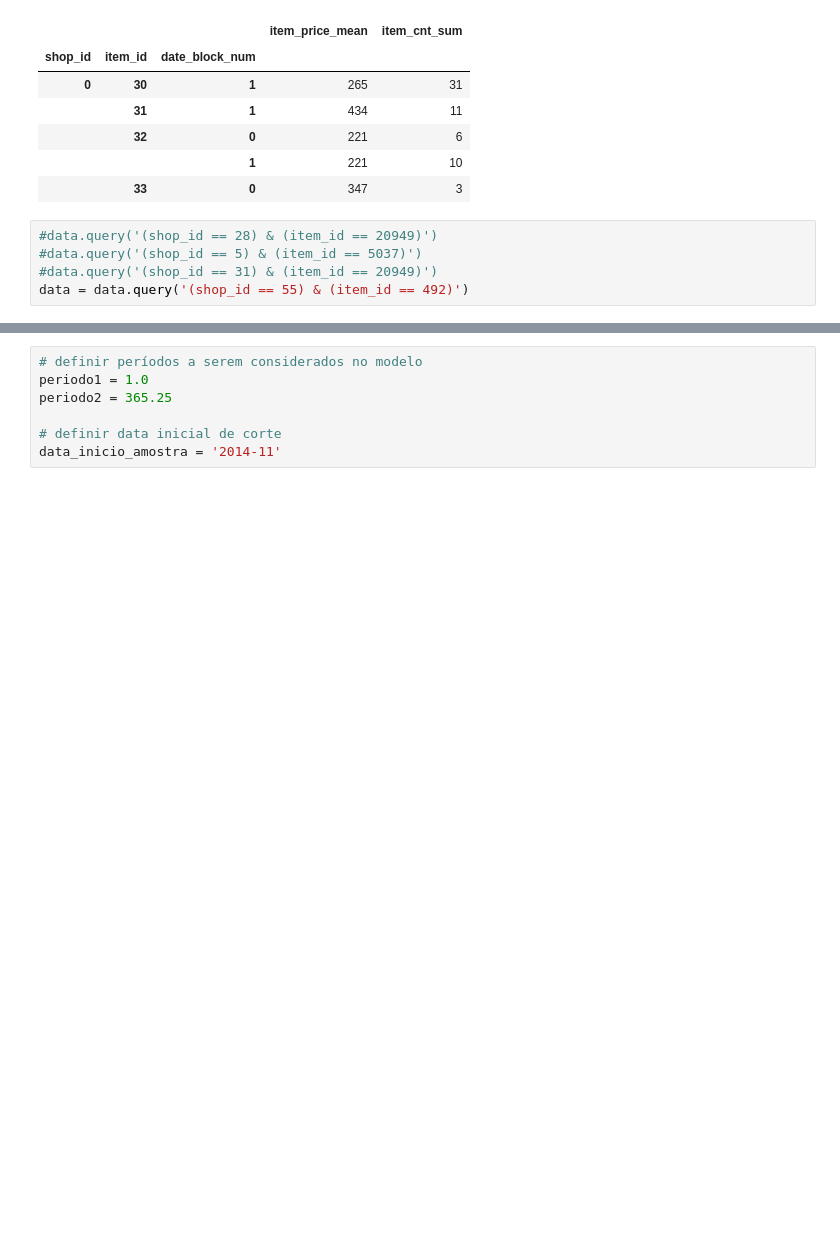
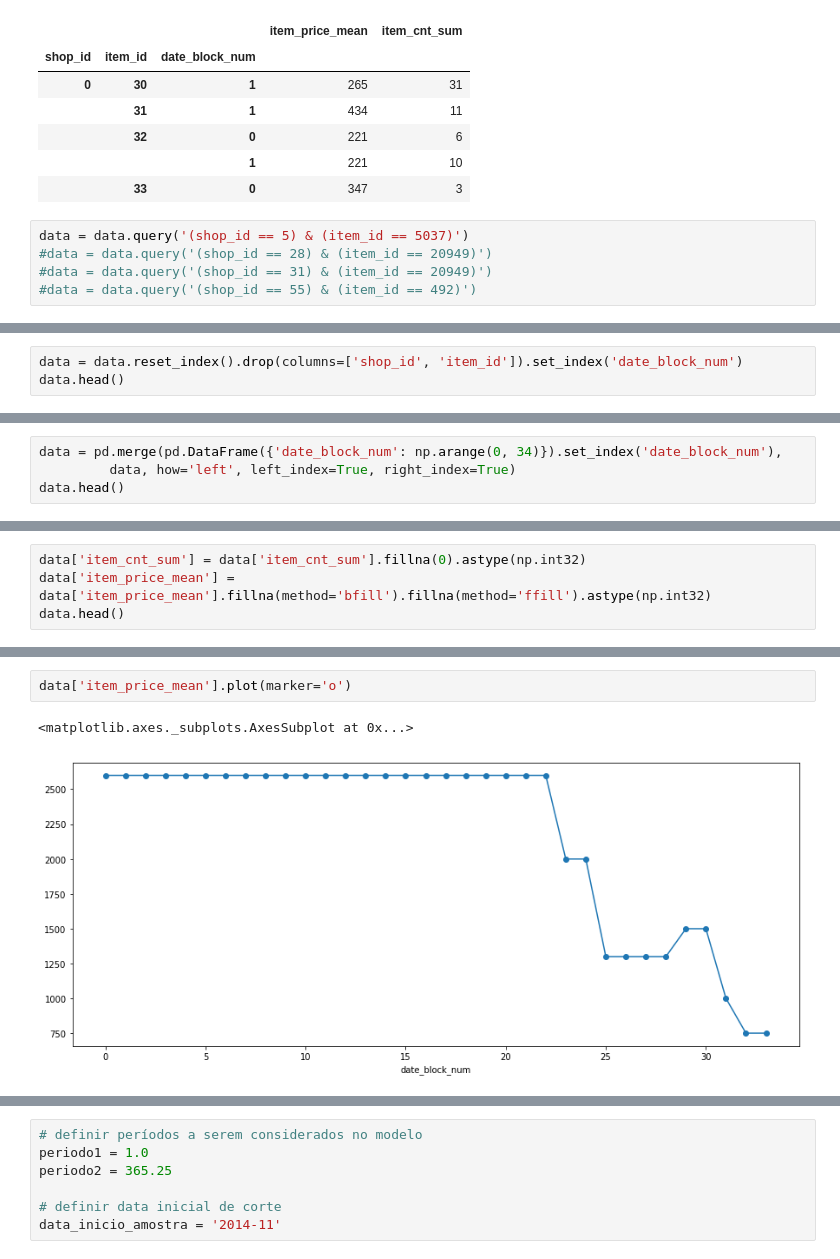
Before and after one commit to hjort/ai-labs, a Jupyter notebook: jupyter/sales-russia/42-Sales_Russia-Predictive_Model-Time_Series.ipynb, the cells around one changed output, grey strips where cells are left out. Drawn from its saved outputs; the diff is of its cells as text; blank space fills up the shorter version.

```diff
--- a/jupyter/sales-russia/42-Sales_Russia-Predictive_Model-Time_Series.ipynb
+++ b/jupyter/sales-russia/42-Sales_Russia-Predictive_Model-Time_Series.ipynb
@@ -58,7 +62,7 @@ data.head()
 |  |  | 1 | 221 | 10 |
 |  | 33 | 0 | 347 | 3 |
 # %%
-#data.query('(shop_id == 28) & (item_id == 20949)')
-#data.query('(shop_id == 5) & (item_id == 5037)')
-#data.query('(shop_id == 31) & (item_id == 20949)')
-data = data.query('(shop_id == 55) & (item_id == 492)')
+data = data.query('(shop_id == 5) & (item_id == 5037)')
+#data = data.query('(shop_id == 28) & (item_id == 20949)')
+#data = data.query('(shop_id == 31) & (item_id == 20949)')
+#data = data.query('(shop_id == 55) & (item_id == 492)')
@@ -74,0 +89,3 @@ memory usage: 171.6 KB
+# %%
+data = data.reset_index().drop(columns=['shop_id', 'item_id']).set_index('date_block_num')
+data.head()
@@ -74,0 +100,4 @@ memory usage: 171.6 KB
+# %%
+data = pd.merge(pd.DataFrame({'date_block_num': np.arange(0, 34)}).set_index('date_block_num'),
+         data, how='left', left_index=True, right_index=True)
+data.head()
@@ -74,0 +122,4 @@ memory usage: 171.6 KB
+# %%
+data['item_cnt_sum'] = data['item_cnt_sum'].fillna(0).astype(np.int32)
+data['item_price_mean'] = data['item_price_mean'].fillna(method='bfill').fillna(method='ffill').astype(np.int32)
+data.head()
@@ -74,0 +144,5 @@ memory usage: 171.6 KB
+# %%
+data['item_price_mean'].plot(marker='o')
+# %% [output]
+<matplotlib.axes._subplots.AxesSubplot at 0x...>
+[figure, added]
```
Also changed, not shown: parts of 42 cells of this notebook.
